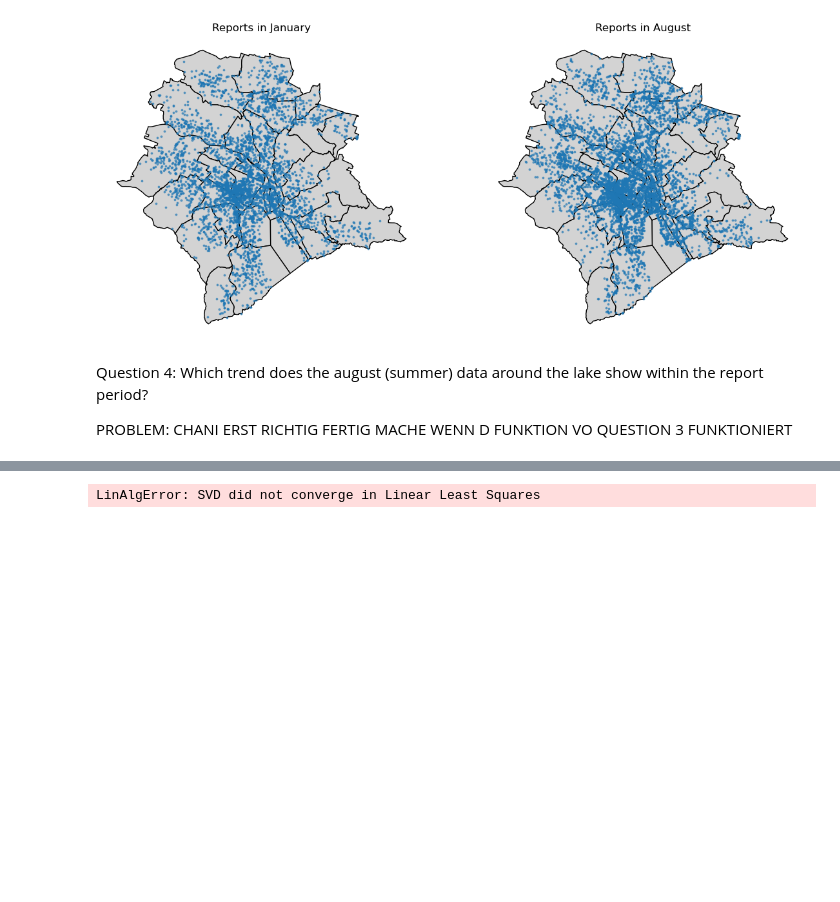
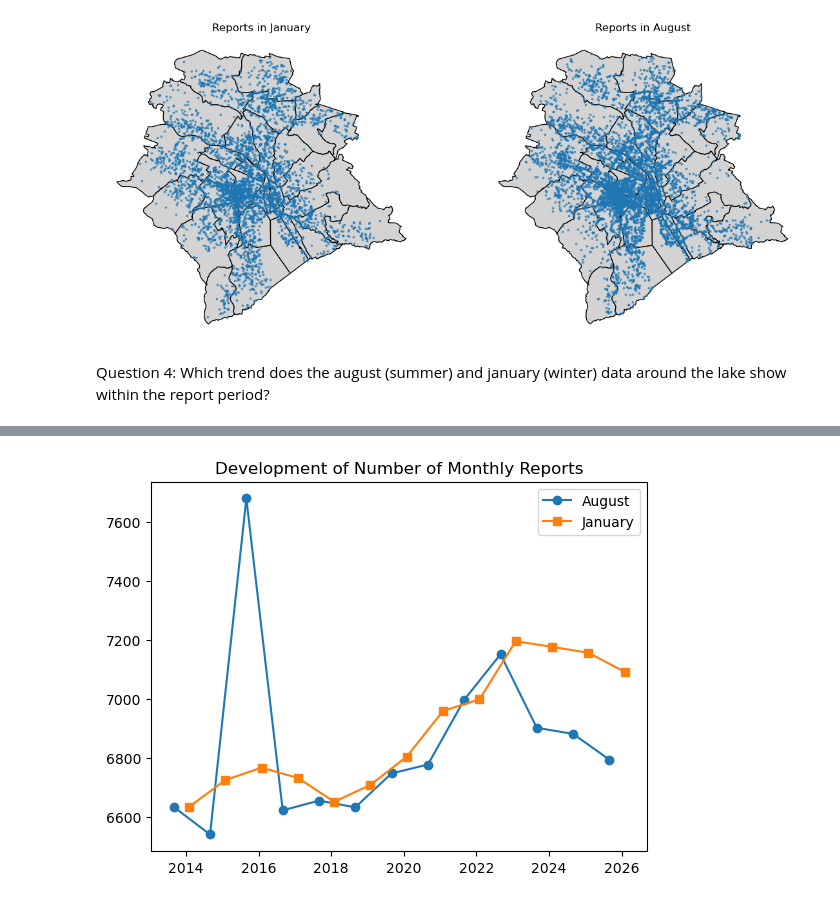
Before and after one commit to eelin-eelin/SDS210-project, a Jupyter notebook: notebooks/Project Notebook 1.ipynb, the cells around one changed output, grey strips where cells are left out. Cells and saved outputs as stored; diff of their text form; code cells hidden in the pictures; blank space fills up the shorter version.

```diff
--- a/notebooks/Project Notebook 1.ipynb
+++ b/notebooks/Project Notebook 1.ipynb
@@ -251,10 +266,19 @@ def filter_by_month(data, year = None, month = None):
 
 #apply function to filter august and january data
 august_daten = filter_by_month(meldungen_quartier_join, month = 8)
+august_daten = august_daten.set_index("requested_datetime")
 januar_daten = filter_by_month(meldungen_quartier_join, month = 1)
+januar_daten = januar_daten.set_index("requested_datetime")
+
+#compare the reports per month in a specific year
+august_daten_2025 = filter_by_month(meldungen_quartier_join, year = 2025, month = 8)
+januar_daten_2025 = filter_by_month(meldungen_quartier_join, year = 2025, month = 1)
 
 
 #count number of reports
 print(f"Number of Reports in August (over full period): {len(august_daten)}")
 print(f"Number of Reports in January (over full period): {len(januar_daten)}")
+
+print(f"Number of Reports in August 2025: {len(august_daten_2025)}")
+print(f"Number of Reports in January 2025: {len(januar_daten_2025)}")
 # %% [output]
@@ -302,25 +328,22 @@ ax[1].axis("off")
  np.float64(1240947.9997338506),
  np.float64(1254942.3405427965))
 [figure]
-# %% [markdown]
-Question 4: Which trend does the august (summer) data around the lake show within the report period?
-
-PROBLEM: CHANI ERST RICHTIG FERTIG MACHE WENN D FUNKTION VO QUESTION 3 FUNKTIONIERT
+# %% [markdown]
+Question 4: Which trend does the august (summer) and january (winter) data around the lake show within the report period?
 # %%
 import numpy as np
 import pandas as pd
+import matplotlib.pyplot as plt
 
-#check Index to ensure data is ready to resample
-print(f"August Index: {august_daten.index}") #DatetimeIndex (dtype = 'datetype64', name = 'requested_datetime')
+#resample monthly mean temperatures
+august_mean = august_daten["anzahl_meldungen_kreis"].resample("ME").mean().dropna()
+januar_mean = januar_daten["anzahl_meldungen_kreis"].resample("ME").mean().dropna()
 
 
-#resample monthly mean temperatures
-august_daten["august_mean"] = august_daten["anzahl_meldungen_kreis"].resample("ME").mean().dropna()
-
-augusts_passed = np.arange(len(august_mean))
-
-slope, intercept = np.polyfit(augusts_passed, august_mean, 1)
-
-print(f"long-term request trend: {slope:.3f} per year")
-print(f"total change of number of requests over the dataset: {(slope * len(augusts_passed)):.2f}")
+#plot
+plt.plot(august_mean, label = "August", marker = "o")
+plt.plot(januar_mean, label = "January", marker = "s")
+plt.legend()
+plt.title("Development of Number of Monthly Reports")
+plt.show()
 # %% [output]
@@ -339 +350 @@ August Index: DatetimeIndex(['2023-08-08 16:39:04', '2023-08-08 22:57:52',
-LinAlgError: SVD did not converge in Linear Least Squares
+[figure, added]
```
Also changed, not shown: parts of 3 cells of this notebook, 1 other file.
